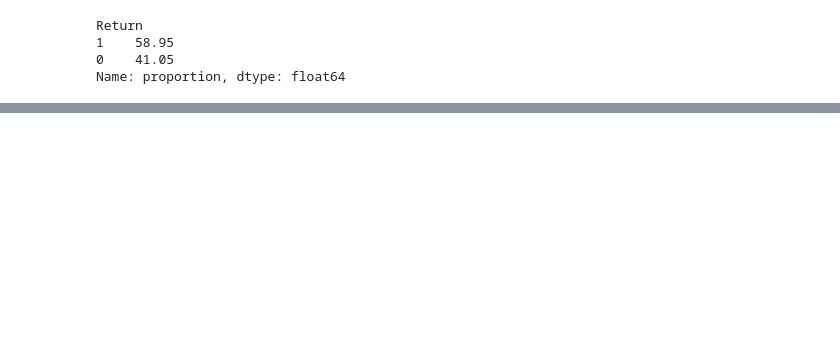
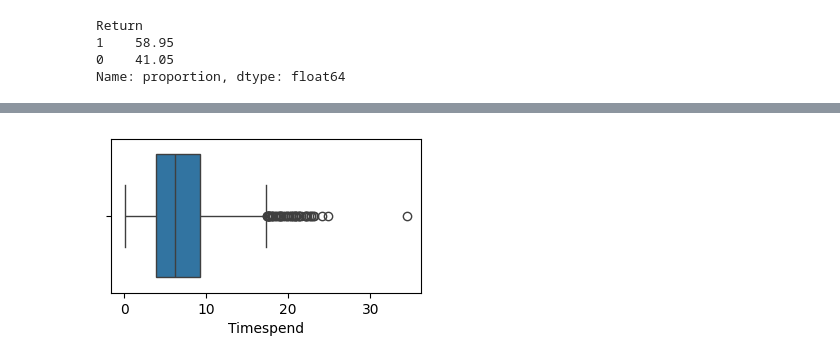
Before and after one commit to Himanshutiwari321/User-Return-Prediction---Startup---ML, a Jupyter notebook: notebooks/03_feature.ipynb, the cells around one changed output, grey strips where cells are left out. Cells and saved outputs as stored; diff of their text form; code cells hidden in the pictures; blank space fills up the shorter version.

```diff
--- a/notebooks/03_feature.ipynb
+++ b/notebooks/03_feature.ipynb
@@ -58,0 +113,7 @@ plt.show()
+# %%
+#for single column boxplot
+plt.figure(figsize=(4,2))
+sns.boxplot(x=df['Timespend'])
+plt.show()
+# %% [output]
+[figure, added]
```
Also changed, not shown: parts of 12 cells of this notebook, 5 other files.
